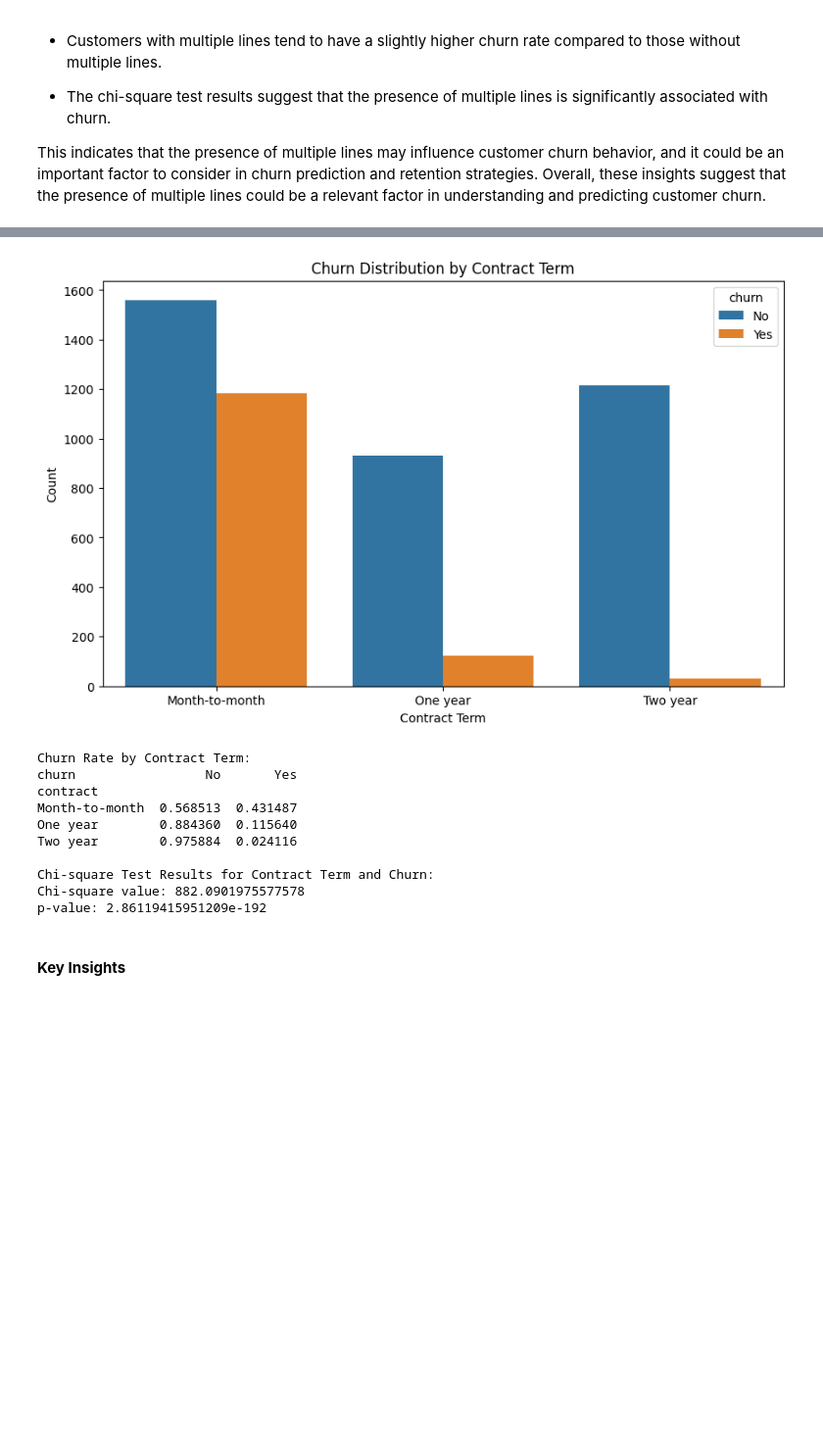
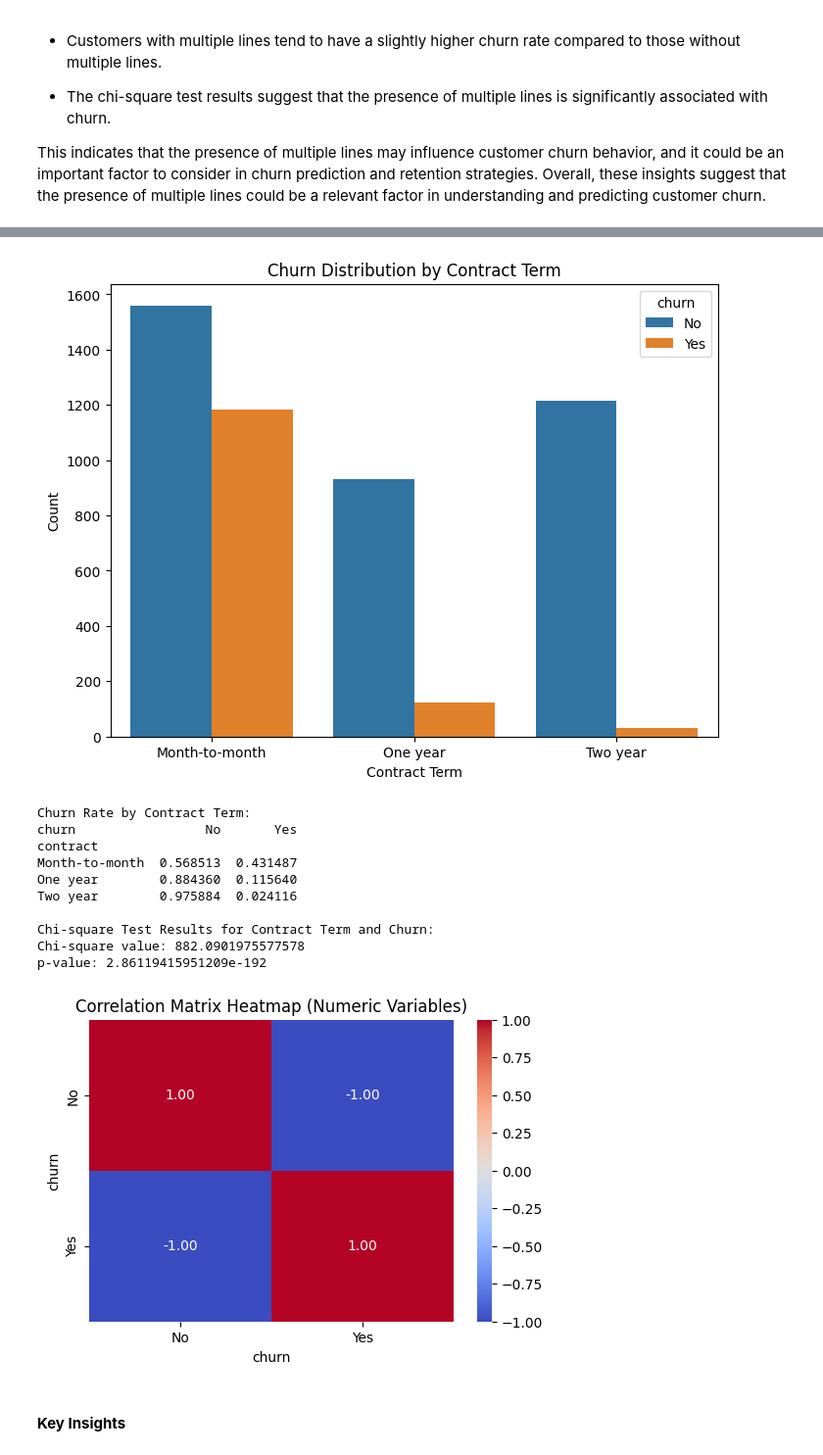
Before and after one commit to heldana30/Customer_Churn_Prediction, a Jupyter notebook: customer_churn_prediction.ipynb, the cells around one changed output, grey strips where cells are left out. Shown: that part at 98% size. Saved outputs shown, nothing was run; the diff lists cells and outputs as text; code cells hidden in the pictures; blank space fills up the shorter version.

```diff
--- a/customer_churn_prediction.ipynb
+++ b/customer_churn_prediction.ipynb
@@ -766,25 +838,34 @@ For this question, we can:
 - Additionally, we can examine the average tenure for customers with different contract terms to understand the potential impact on churn.
 # %%
 # Visualizing the relationship between contract term and churn
-plt.figure(figsize=(10, 6))
+plt.figure(figsize=(8, 6))
 sns.countplot(data=train_df, x='contract', hue='churn')
 plt.title('Churn Distribution by Contract Term')
 plt.xlabel('Contract Term')
 plt.ylabel('Count')
 plt.show()
 
 # Calculating churn rate by contract term
 churn_rate_contract = train_df.groupby('contract')['churn'].value_counts(normalize=True).unstack()
 print("\nChurn Rate by Contract Term:")
 print(churn_rate_contract)
 
 # Chi-square test for association between contract term and churn
 chi2, p_val, _, _ = chi2_contingency(pd.crosstab(train_df['contract'], train_df['churn']))
 print("\nChi-square Test Results for Contract Term and Churn:")
 print("Chi-square value:", chi2)
 print("p-value:", p_val)
+
+
+
+numeric_df = train_df[numeric_columns]
+numeric_correlation_matrix = churn_rate_contract.corr()
+plt.figure(figsize=(6, 4))
+sns.heatmap(numeric_correlation_matrix, annot=True, cmap='coolwarm', fmt=".2f")
+plt.title('Correlation Matrix Heatmap (Numeric Variables)')
+plt.show()
 # %% [output]
-[figure, old version]
+[figure, new version]
 Churn Rate by Contract Term:
 churn                 No       Yes
 contract
@@ -795,6 +876,7 @@ Two year        0.975884  0.024116
 Chi-square Test Results for Contract Term and Churn:
 Chi-square value: 882.0901975577578
 p-value: 2.86119415951209e-192
+[figure, added]
 # %% [markdown]
 #### **Key Insights**
 # %% [markdown]
```
Also changed, not shown: parts of 17 cells of this notebook.
